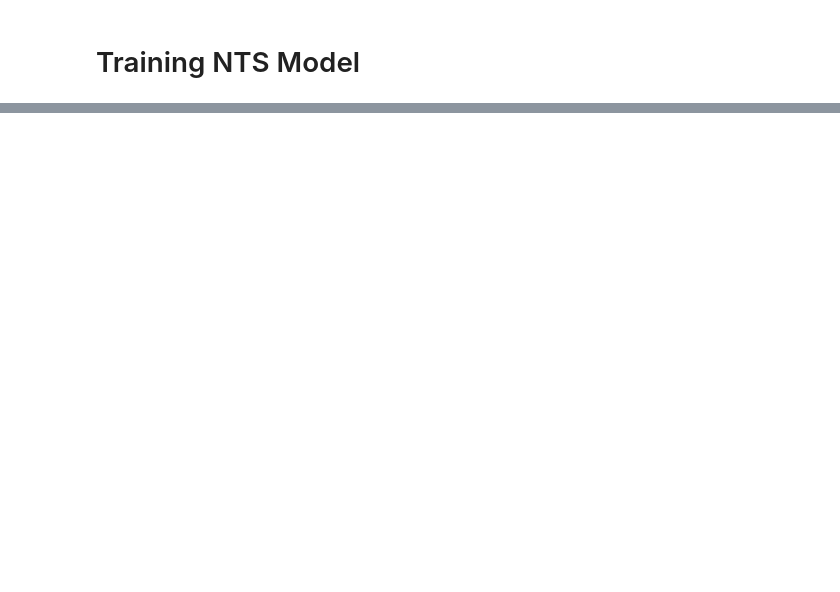
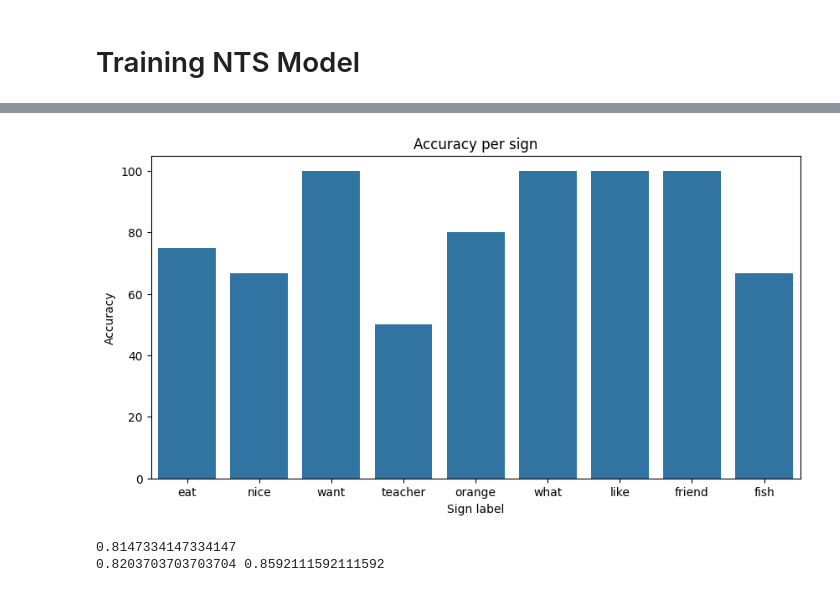
Before and after one commit to TeamX-BrainPower/SL-dataset-automizer, a Jupyter notebook: src/training_model.ipynb, the cells around one changed output, grey strips where cells are left out. Cells and saved outputs as stored; diff of their text form; code cells hidden in the pictures; blank space fills up the shorter version.

```diff
--- a/src/training_model.ipynb
+++ b/src/training_model.ipynb
@@ -129,0 +203,4 @@ weighted avg       0.16      0.40      0.23        15
+# %%
+model = MLModel()
+
+model.load_model("model_v5")
@@ -129,0 +210,7 @@ weighted avg       0.16      0.40      0.23        15
+# %%
+from sklearn.metrics import confusion_matrix
+import numpy as np
+
+y_test = model.y_test
+y_pred = model.model.predict(model.x_test)
+y_pred = np.argmax(y_pred, axis=1)
@@ -129,0 +219,23 @@ weighted avg       0.16      0.40      0.23        15
+# %%
+cm = confusion_matrix(y_test, y_pred)
+arr = cm.astype('float') / cm.sum(axis=1)[:, np.newaxis]
+arr = arr.diagonal() * 100
+# %%
+fig, axs = plt.subplots(1,1, figsize=(10, 5))
+sns.barplot(data=arr, ax=axs)
+axs.set_xlabel("Sign label")
+axs.set_ylabel("Accuracy")
+axs.set_title("Accuracy per sign")
+axs.set_xticks(list(range(9)),words)
+plt.show()
+# %% [output]
+[figure, added]
+# %%
+from sklearn.metrics import f1_score, precision_score, recall_score
+
+print(np.mean(f1_score(y_test, y_pred, average=None)))
+
+print(np.mean(recall_score(y_test, y_pred, average=None)), np.mean(precision_score(y_test, y_pred, average=None)))
+# %% [output]
+0.8147334147334147
+0.8203703703703704 0.8592111592111592
```
Also changed, not shown: parts of 16 cells of this notebook, 1 other file.
